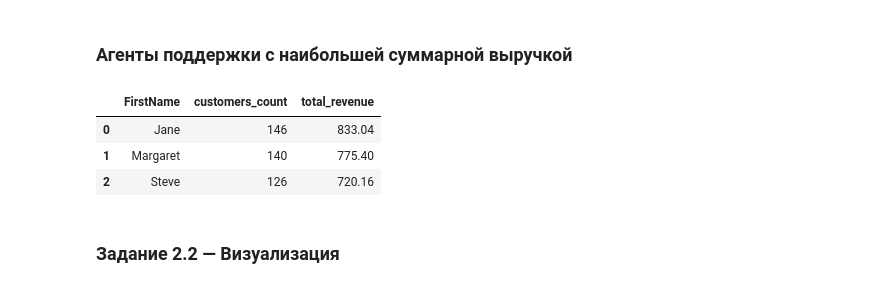
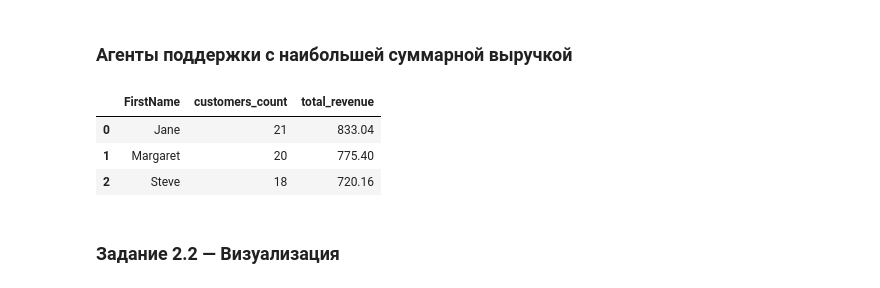
Before and after one commit to DarkAPT/TSU-Practice-1-2, a Jupyter notebook: 1st_practice/practice_git_python_sql.ipynb, the cells around one changed output. Saved outputs shown, nothing was run; the diff lists cells and outputs as text; code cells hidden in the pictures.

```diff
--- a/1st_practice/practice_git_python_sql.ipynb
+++ b/1st_practice/practice_git_python_sql.ipynb
@@ -1215,21 +1215,21 @@ cur_month_and_prev = sql(
 # %%
 most_total_revenue = sql(
     """
-    SELECT e.FirstName, COUNT(c.CustomerId) as customers_count, SUM(i.Total) as total_revenue
+    SELECT e.FirstName, COUNT(DISTINCT c.CustomerId) as customers_count, SUM(i.Total) as total_revenue
     FROM Employee e
     JOIN Customer c ON c.SupportRepId == e.EmployeeId
     JOIN Invoice i ON i.CustomerId == c.CustomerId
     WHERE e.Title LIKE '%Sales%'
     GROUP BY c.SupportRepId
     ORDER BY total_revenue DESC
     """
 )
 most_total_revenue
 # %% [output]
 |  | FirstName | customers_count | total_revenue |
-| 0 | Jane | 146 | 833.04 |
-| 1 | Margaret | 140 | 775.40 |
-| 2 | Steve | 126 | 720.16 |
+| 0 | Jane | 21 | 833.04 |
+| 1 | Margaret | 20 | 775.40 |
+| 2 | Steve | 18 | 720.16 |
 # %% [markdown]
 ### Задание 2.2 — Визуализация
 # %% [markdown]
```
Also changed, not shown: parts of 10 cells of this notebook, 2 other files.
